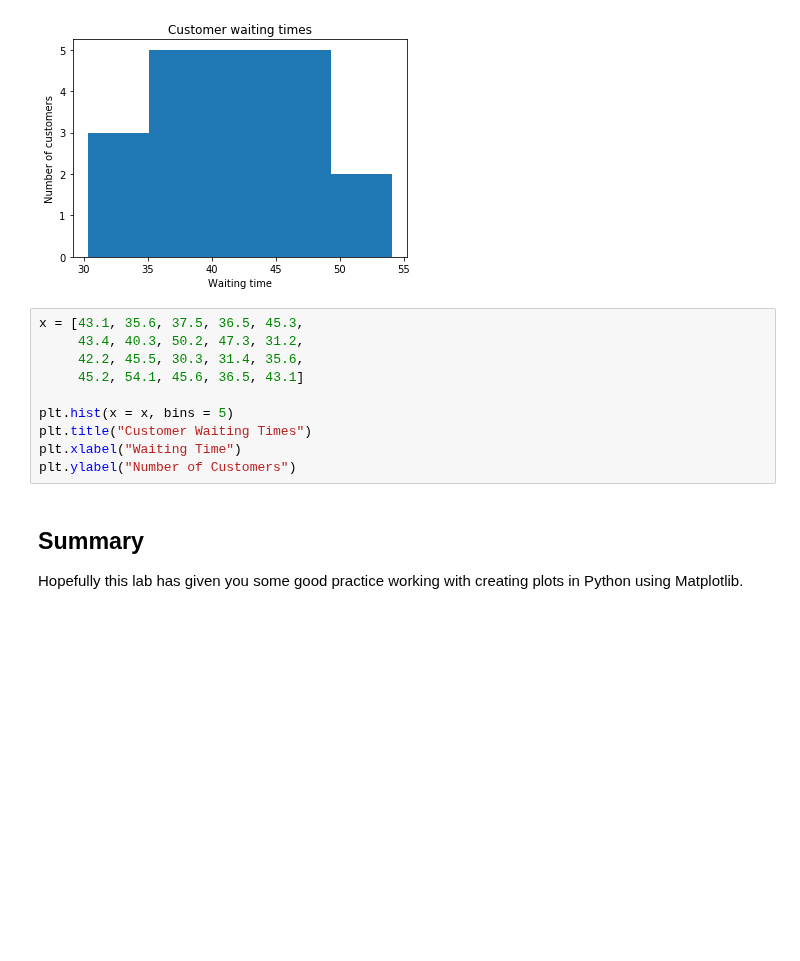
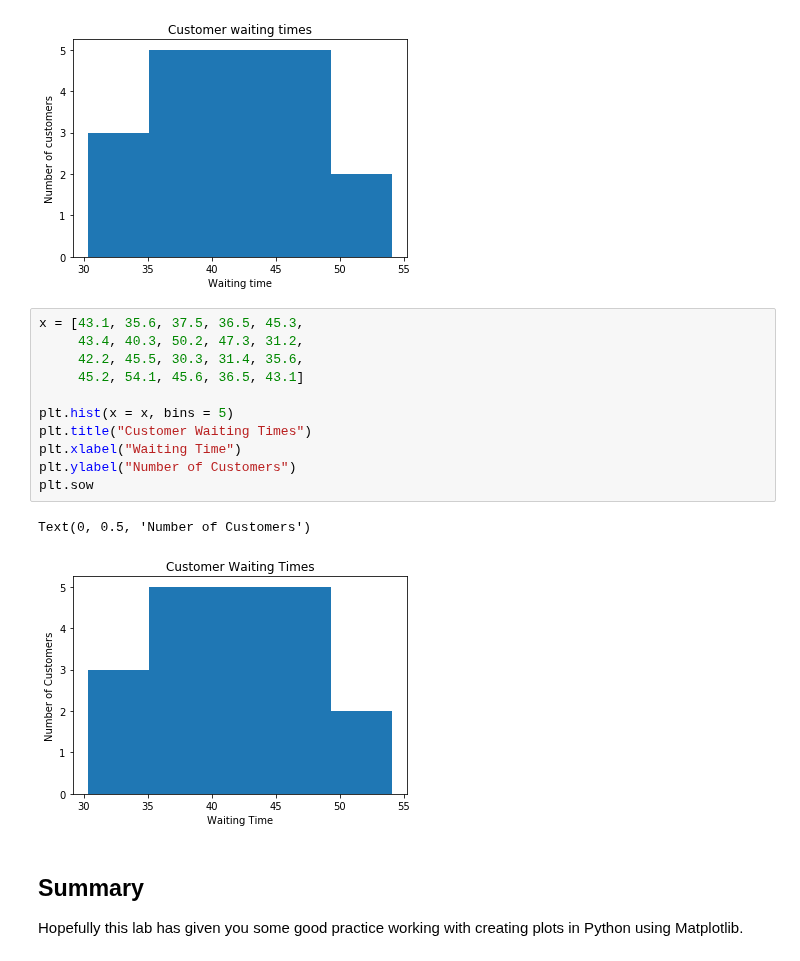
Before and after one commit to aschams/dsc-data-viz-lab-dc-ds-060319, a Jupyter notebook: index.ipynb, the cells around one changed output. Drawn from its saved outputs; the diff is of its cells as text; blank space fills up the shorter version.

```diff
--- a/index.ipynb
+++ b/index.ipynb
@@ -117,13 +117,17 @@ x = None
 # %%
 x = [43.1, 35.6, 37.5, 36.5, 45.3,
      43.4, 40.3, 50.2, 47.3, 31.2,
      42.2, 45.5, 30.3, 31.4, 35.6,
      45.2, 54.1, 45.6, 36.5, 43.1]
 
 plt.hist(x = x, bins = 5)
 plt.title("Customer Waiting Times")
 plt.xlabel("Waiting Time")
 plt.ylabel("Number of Customers")
+plt.sow
+# %% [output]
+Text(0, 0.5, 'Number of Customers')
+[figure, added]
 # %% [markdown]
 ## Summary
 
```
